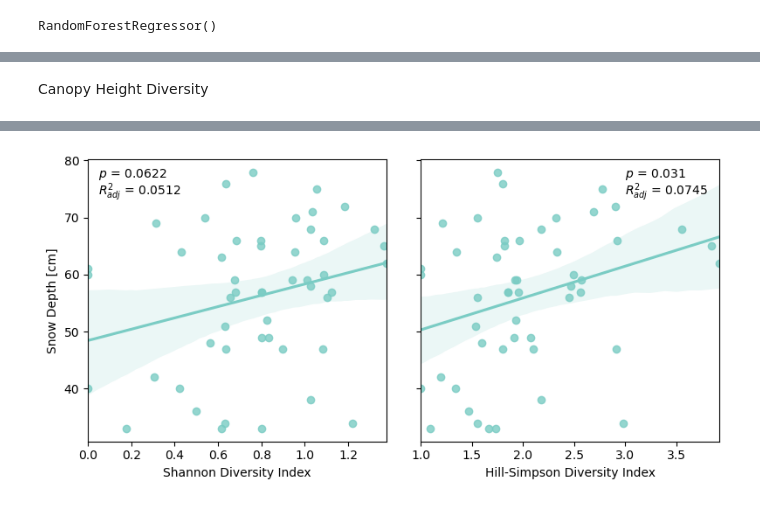
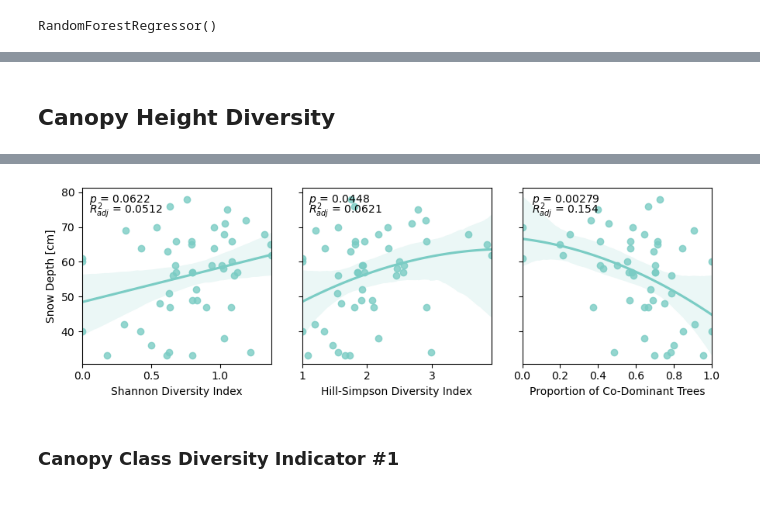
Before and after one commit to mwdjones/mef-snowhydro, a Jupyter notebook: Data and Codes/02_canopycontrols.ipynb, the cells around one changed output, grey strips where cells are left out. Drawn from its saved outputs; the diff is of its cells as text; code cells hidden in the pictures.

Commit message:
canopy analysis added

```diff
--- a/Data and Codes/02_canopycontrols.ipynb
+++ b/Data and Codes/02_canopycontrols.ipynb
@@ -116,3 +142,7 @@ avgData = avgData.rename(columns = {'DIST_M' : 'avgDist_m',
+# %%
+#Remove 'days' text from columns
+meltData['melt_meas'] = [int(a[0:-4]) for a in meltData.melt_meas]
+meltData['accumulate_meas'] = [int(a[0:-4]) for a in meltData.accumulate_meas]
 # %%
 '''Set PCA Data'''
 #Switch this depending on average/maximum snow depth considerations
@@ -373,13 +563,9 @@ plt.savefig(fig_savepath + 'randomForest-SHAP.pdf', bbox_inches = 'tight')
 # %% [markdown]
-Canopy Height Diversity
+## Canopy Height Diversity
 # %%
 import statsmodels.api as sm
 import statsmodels.formula.api as smf
-from math import log10, floor, pow
-
-def round_sig(x, sig=2):
-    return round(x, sig-int(floor(log10(abs(x))))-1)
-
+from math import log10, floor, pow, e
 
 #Shannon Diversity Index for Canopy Class
 def calcH(co, dom, int, sup):
@@ -414,7 +600,17 @@ def calcS(co, dom, int, sup):
 
     return 1/S
 
+#Proportion of co-dominant trees
+def calcpCoDom(co, dom, int, sup):
+    tot = np.sum(co + dom + int + sup)
+
+    #calc proportions
+    pCo = co/tot
+
+    return pCo
+
 dd = pca_data_forplot
+dd['pCoDom'] = [calcpCoDom(dd.nCo[i], dd.nDom[i], dd.nInt[i], dd.nSup[i]) for i in dd.index]
 dd['H'] = [calcH(dd.nCo[i], dd.nDom[i], dd.nInt[i], dd.nSup[i]) for i in dd.index]
 dd['S'] = [calcS(dd.nCo[i], dd.nDom[i], dd.nInt[i], dd.nSup[i]) for i in dd.index]
 # %%
@@ -427,32 +623,47 @@ dd.head()
 | 3 | 464819.0 | 5262448.0 | 254.4066 | 9.503919 | 36.0 | 1.750984 | 5.486400 | 19.135000 | 20 | 6.132624 | ... |
 | 4 | 464819.0 | 5262500.0 | 355.2919 | 3.051387 | 62.0 | 0.778448 | 5.614851 | 23.850000 | 14 | 8.338256 | ... |
 # %%
-fig, [ax, ax2] = plt.subplots(1, 2, figsize = (8, 4),
+fig, [ax, ax2, ax3] = plt.subplots(1, 3, figsize = (9, 3),
                               sharey = True,
                               tight_layout = True)
 
-sns.regplot(x = dd.H, y = dd.maxDepth, ax = ax, color = pal[2])
+sns.regplot(x = dd.H, y = dd.maxDepth, order = 1, ax = ax, color = pal[2])
 
 #Do regression and add to plot
 results = smf.ols('maxDepth ~ H', data = dd).fit()
 ax.text(0.05, 77, r'$ p $ = ' + str(round_sig(results.pvalues.H, 3)))
 ax.text(0.05, 74, r'$ R_{adj}^2 $ = ' + str(round_sig(results.rsquared_adj, 3)))
 
 ax.set_xlabel('Shannon Diversity Index')
 ax.set_ylabel('Snow Depth [cm]')
 ax.set_xlim(min(dd.H), max(dd.H))
 
-sns.regplot(x = dd.S, y = dd.maxDepth, ax = ax2, color = pal[2])
+sns.regplot(x = dd.S, y = dd.maxDepth, order = 2, ax = ax2, color = pal[2])
 
 #Do regression and add to plot
-results2 = smf.ols('maxDepth ~ S', data = dd).fit()
-ax2.text(3, 77, r'$ p $ = ' + str(round_sig(results2.pvalues.S, 3)))
-ax2.text(3, 74, r'$ R_{adj}^2 $ = ' + str(round_sig(results2.rsquared_adj, 3)))
+dd['S2'] = [pow(a, 2) for a in dd.S]
+results2 = smf.ols('maxDepth ~ S2', data = dd).fit()
+ax2.text(1.1, 77, r'$ p $ = ' + str(round_sig(results2.pvalues.S2, 3)))
+ax2.text(1.1, 74, r'$ R_{adj}^2 $ = ' + str(round_sig(results2.rsquared_adj, 3)))
 
 ax2.set_xlabel('Hill-Simpson Diversity Index')
 ax2.set_ylabel(' ')
 ax2.set_xlim(min(dd.S), max(dd.S))
 
+sns.regplot(x = dd.pCoDom, y = dd.maxDepth, order = 2, ax = ax3, color = pal[2])
+
+#Do regression and add to plot
+dd['pCoDom2'] = [pow(a, 2) for a in dd.pCoDom]
+results3 = smf.ols('maxDepth ~ pCoDom2', data = dd).fit()
+ax3.text(0.05, 77, r'$ p $ = ' + str(round_sig(results3.pvalues.pCoDom2, 3)))
+ax3.text(0.05, 74, r'$ R_{adj}^2 $ = ' + str(round_sig(results3.rsquared_adj, 3)))
+
+ax3.set_xlabel('Proportion of Co-Dominant Trees')
+ax3.set_ylabel(' ')
+ax3.set_xlim(min(dd.pCoDom), max(dd.pCoDom))
+
 plt.savefig(fig_savepath + 'DiversityIndex-SnowDepth.pdf', bbox_inches = 'tight')
 # %% [output]
-[figure, old version]
+[figure, new version]
+# %% [markdown]
+### Canopy Class Diversity Indicator #1
```
Also changed, not shown: parts of 41 cells of this notebook, 52 other files.
